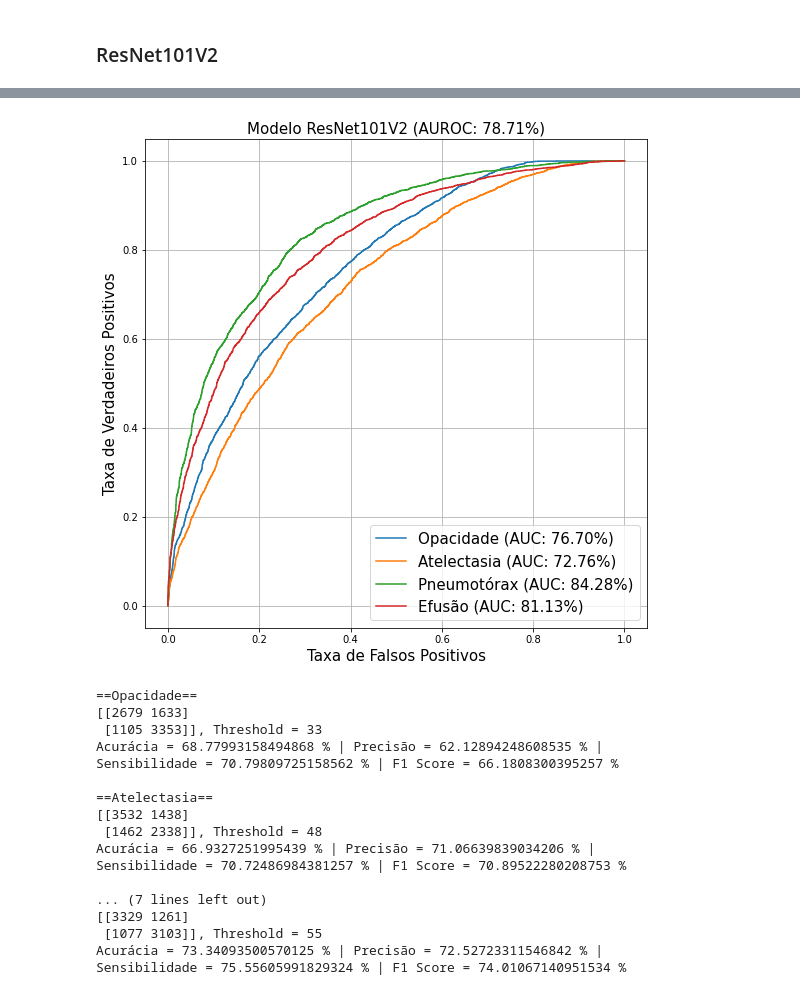
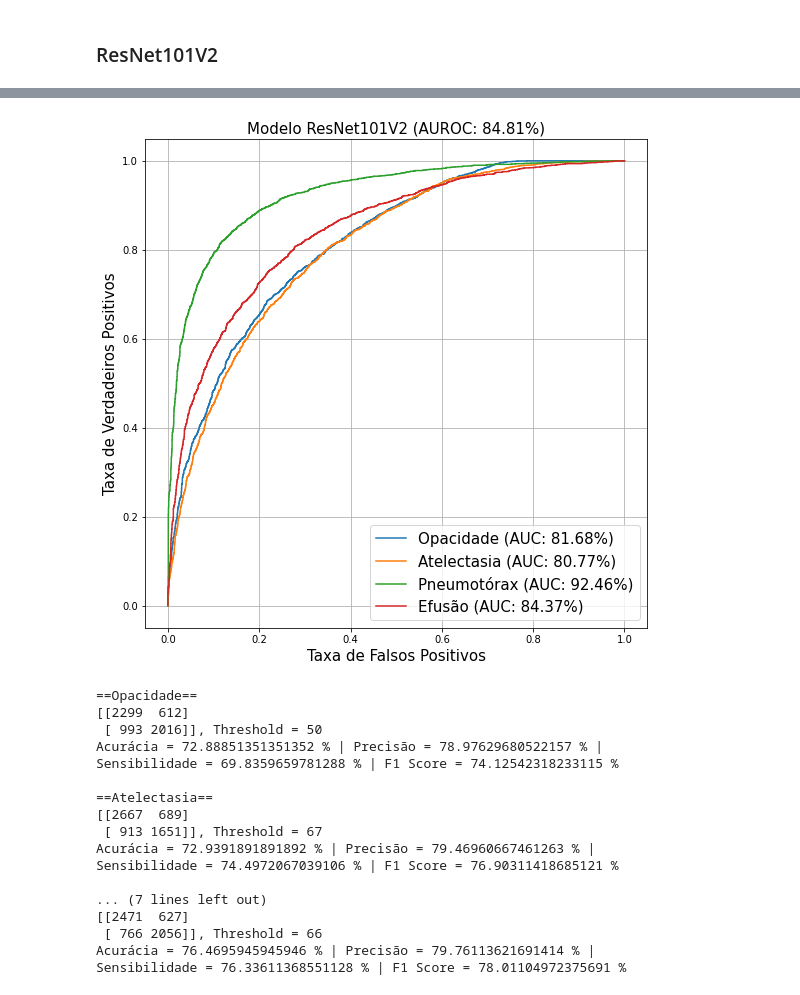
Before and after one commit to Alyssonmach/cnn-lung-diseases, a Jupyter notebook: experiments/second-paper/abnormality_classification.ipynb, the cells around one changed output, grey strips where cells are left out. Saved outputs shown, nothing was run; the diff lists cells and outputs as text; code cells hidden in the pictures.

```diff
--- a/experiments/second-paper/abnormality_classification.ipynb
+++ b/experiments/second-paper/abnormality_classification.ipynb
@@ -1112,8 +1324,8 @@ Bloco input_3 found!
 Bloco conv3_block4_1_conv found!
 Bloco conv4_block6_3_conv found!
 # %%
-freeze_layers(conv_base = base_model, layer_name = block_names[2])
-resnet.fit(train_gen5, validation_data = valid_gen5, epochs = 5,
+freeze_layers(conv_base = base_model6, layer_name = block_names[2])
+resnet.fit(train_gen6, validation_data = valid_gen6, epochs = 5,
            callbacks = callbacks, use_multiprocessing = True,
            workers = 8)
 # %% [output]
@@ -1141,8 +1353,8 @@ shutil.make_archive(base_name = 'model_resnet1', format = 'zip',
 shutil.move('/content/model_resnet1.zip',
             '/content/drive/MyDrive/experimentos-finais-pibic/abnormality_classification/ResNet101V2')
 # %%
-freeze_layers(conv_base = base_model, layer_name = block_names[1])
-resnet.fit(train_gen5, validation_data = valid_gen5, epochs = 5,
+freeze_layers(conv_base = base_model6, layer_name = block_names[1])
+resnet.fit(train_gen6, validation_data = valid_gen6, epochs = 5,
            callbacks = callbacks, use_multiprocessing = True,
            workers = 8)
 # %% [output]
@@ -1174,6 +1384,6 @@ shutil.move('/content/model_resnet2.zip',
 # %%
-freeze_layers(conv_base = base_model, layer_name = block_names[0])
-resnet.fit(train_gen5, validation_data = valid_gen5, epochs = 5,
+freeze_layers(conv_base = base_model6, layer_name = block_names[0])
+resnet.fit(train_gen6, validation_data = valid_gen6, epochs = 5,
            callbacks = callbacks, use_multiprocessing = True,
            workers = 8)
 # %% [output]
@@ -1204,8 +1414,8 @@ shutil.move('/content/model_resnet3.zip',
 shutil.move('/content/model.resnet.h5',
             '/content/drive/MyDrive/experimentos-finais-pibic/abnormality_classification/ResNet101V2')
 # %%
-y_pred_val = resnet.predict(valid_gen5)
-y_pred = resnet.predict(test_gen5)
-print(f'AUC | Dados de Validação = {resnet.evaluate(valid_gen5)[1] * 100} %')
-print(f'AUC | Dados de Teste = {resnet.evaluate(test_gen5)[1] * 100} %')
+y_pred_val6 = resnet.predict(valid_gen6)
+y_pred6 = resnet.predict(test_gen6)
+print(f'AUC | Dados de Validação = {resnet.evaluate(valid_gen6)[1] * 100} %')
+print(f'AUC | Dados de Teste = {resnet.evaluate(test_gen6)[1] * 100} %')
 # %% [output]
@@ -1216,16 +1426,16 @@ AUC | Dados de Teste = 78.72120141983032 %
 # %%
 labels_portugues = ['Opacidade', 'Atelectasia', 'Pneumotórax', 'Efusão']
 fig, c_ax = plt.subplots(1, 1, figsize = (9, 9))
 for (idx, c_label) in enumerate(labels_portugues):
-    fpr, tpr, thresholds = roc_curve(y_labels_test5[:, idx].astype(int), y_pred[:, idx])
+    fpr, tpr, thresholds = roc_curve(y_labels_test6[:, idx].astype(int), y_pred6[:, idx])
     c_ax.plot(fpr, tpr, label = '{} (AUC: {:.2f}%)'.format(c_label, auc(fpr, tpr) * 100))
 c_ax.legend(fontsize = 15)
 c_ax.set_xlabel('Taxa de Falsos Positivos', size = 15)
 c_ax.set_ylabel('Taxa de Verdadeiros Positivos', size = 15)
-auroc_value = str(roc_auc_score(y_labels_test5.astype(int), y_pred)*100)[0:5]
+auroc_value = str(roc_auc_score(y_labels_test6.astype(int), y_pred6) * 100)[0:5]
 c_ax.set_title('Modelo ResNet101V2 (AUROC: ' + auroc_value + '%)', size = 15)
 c_ax.grid(True)
 # %% [output]
-[figure, old version]
+[figure, new version]
 # %%
 threshold_variation = dict()
@@ -1245,33 +1455,33 @@ for label_index in range(0, len(labels)):
        bests_thresholds.append(threshold)
        break
 # %%
-for label_index in range(0, len(labels)):
-  y_pred_bin = binarize_preds(pred_array = y_pred, column = label_index,
-                              threshold = bests_thresholds[label_index])
-  matrix = confusion_matrix(y_labels_test5[:, label_index], y_pred_bin)
-  acc = (matrix[0,0] + matrix[1,1])/np.sum(matrix)
-  precision = matrix[0,0]/(matrix[0,0]+matrix[0,1])
-  recall = matrix[0,0]/(matrix[0,0]+matrix[1,0])
-  f1_score = (2*precision*recall) / (precision + recall)
+for label_index in range(0, len(findings)):
+  y_pred_bin6 = binarize_preds(pred_array = y_pred6, column = label_index,
+                               threshold = bests_thresholds[label_index])
+  matrix = confusion_matrix(y_labels_test6[:, label_index], y_pred_bin6)
+  acc = (matrix[0,0] + matrix[1,1]) / np.sum(matrix)
+  precision = matrix[0,0] / (matrix[0,0] + matrix[0,1])
+  recall = matrix[0,0] / (matrix[0,0] + matrix[1,0])
+  f1_score = (2 * precision * recall) / (precision + recall)
   print(f'=={labels_portugues[label_index]}== \n{matrix},'
         f' Threshold = {bests_thresholds[label_index]}'
-        f'\nAcurácia = {acc*100} % | Precisão = {precision*100} % | '
-        f'\nSensibilidade = {recall*100} % | F1 Score = {f1_score*100} %\n')
+        f'\nAcurácia = {acc * 100} % | Precisão = {precision * 100} % | '
+        f'\nSensibilidade = {recall * 100} % | F1 Score = {f1_score * 100} %\n')
 # %% [output]
 ==Opacidade==
-[[2679 1633]
- [1105 3353]], Threshold = 33
-Acurácia = 68.77993158494868 % | Precisão = 62.12894248608535 % |
-Sensibilidade = 70.79809725158562 % | F1 Score = 66.1808300395257 %
+[[2299  612]
+ [ 993 2016]], Threshold = 50
+Acurácia = 72.88851351351352 % | Precisão = 78.97629680522157 % |
+Sensibilidade = 69.8359659781288 % | F1 Score = 74.12542318233115 %
 
 ==Atelectasia==
-[[3532 1438]
- [1462 2338]], Threshold = 48
-Acurácia = 66.9327251995439 % | Precisão = 71.06639839034206 % |
-Sensibilidade = 70.72486984381257 % | F1 Score = 70.89522280208753 %
+[[2667  689]
+ [ 913 1651]], Threshold = 67
+Acurácia = 72.9391891891892 % | Precisão = 79.46960667461263 % |
+Sensibilidade = 74.4972067039106 % | F1 Score = 76.90311418685121 %
 
 ... (7 lines left out)
-[[3329 1261]
- [1077 3103]], Threshold = 55
-Acurácia = 73.34093500570125 % | Precisão = 72.52723311546842 % |
-Sensibilidade = 75.55605991829324 % | F1 Score = 74.01067140951534 %
+[[2471  627]
+ [ 766 2056]], Threshold = 66
+Acurácia = 76.4695945945946 % | Precisão = 79.76113621691414 % |
+Sensibilidade = 76.33611368551128 % | F1 Score = 78.01104972375691 %
```
Also changed, not shown: parts of 71 cells of this notebook.
